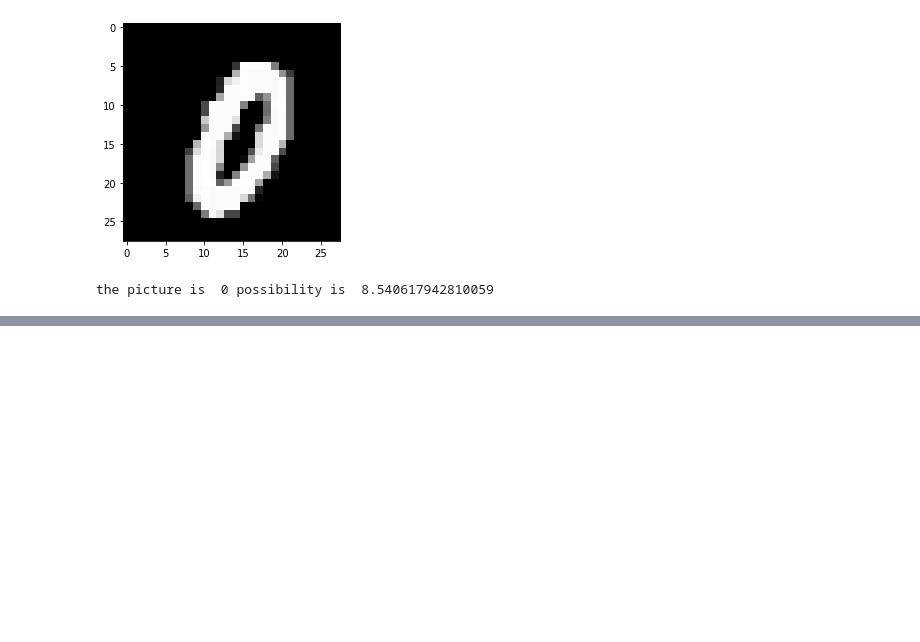
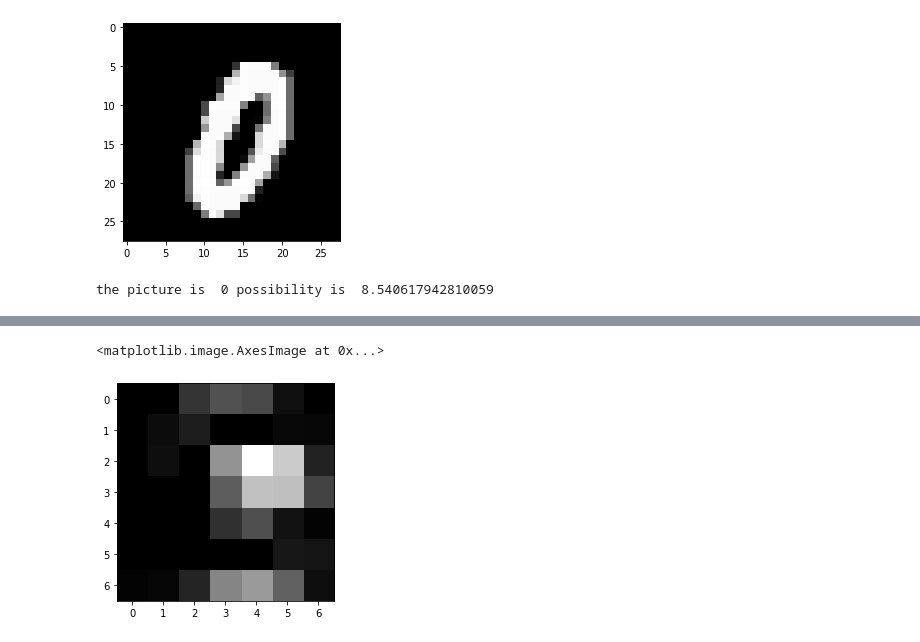
Before and after one commit to sanitpeng/practicalAI-cn, a Jupyter notebook: notebooks/mnist_cnn.ipynb, the cells around one changed output, grey strips where cells are left out. Saved outputs shown, nothing was run; the diff lists cells and outputs as text; code cells hidden in the pictures; blank space fills up the shorter version.

```diff
--- a/notebooks/mnist_cnn.ipynb
+++ b/notebooks/mnist_cnn.ipynb
@@ -239,12 +239,12 @@ class ConvNN(nn.Module):
 
     def forward(self, x):
         x = self.conv1(x)
-        x = self.conv2(x)
+        _features = x = self.conv2(x)
         #所以，这里的x应该是 [N, 32, 7, 7]的一个张量， 变成一个全连接的输入， [N, 32*7*7]
         #print(x.size())
         x = x.view(x.size(0), -1)           # flatten the output of conv2 to (batch_size, 32 * 7 * 7)
         output = self.out(x)
-        return output, x    # return x for visualization
+        return output, x, _features    # return x for visualization
 # %%
 # Initialize model
 
@@ -306,7 +306,7 @@ for epoch in range(args.num_epochs):
         images = X_CNN_train[index_from:index_to, ]
         labels = y_train[index_from:index_to, ]
         # Forward pass
-        y_pred, _= model(images)
+        y_pred, _, features = model(images)
 
         # Accuracy
         _, predictions = y_pred.max(dim=1)
@@ -322,4 +322,5 @@ for epoch in range(args.num_epochs):
         if (i+1) % 100 == 0:
             print ('Epoch [{}/{}], Step [{}/{}], Loss: {:.4f}, acc:{:.2f}%'
                    .format(epoch+1, args.num_epochs, i+1, batch_num, loss.item(), accuracy))
+    print(features.size())
 # %% [output]
@@ -406,3 +413,6 @@ y_prob, predictions = y_pred.max(dim=1)
 print("the picture is ", predictions.item(), "possibility is ", y_prob.item())
 # %% [output]
 the picture is  0 possibility is  8.540617942810059
+# %%
+feature1 = features[0][19]
+feature1.size()
@@ -408,0 +432,5 @@ the picture is  0 possibility is  8.540617942810059
+# %%
+plt.imshow(feature1.detach().numpy(), cmap='gray')
+# %% [output]
+<matplotlib.image.AxesImage at 0x...>
+[figure, added]
```
Also changed, not shown: parts of 5 cells of this notebook.
